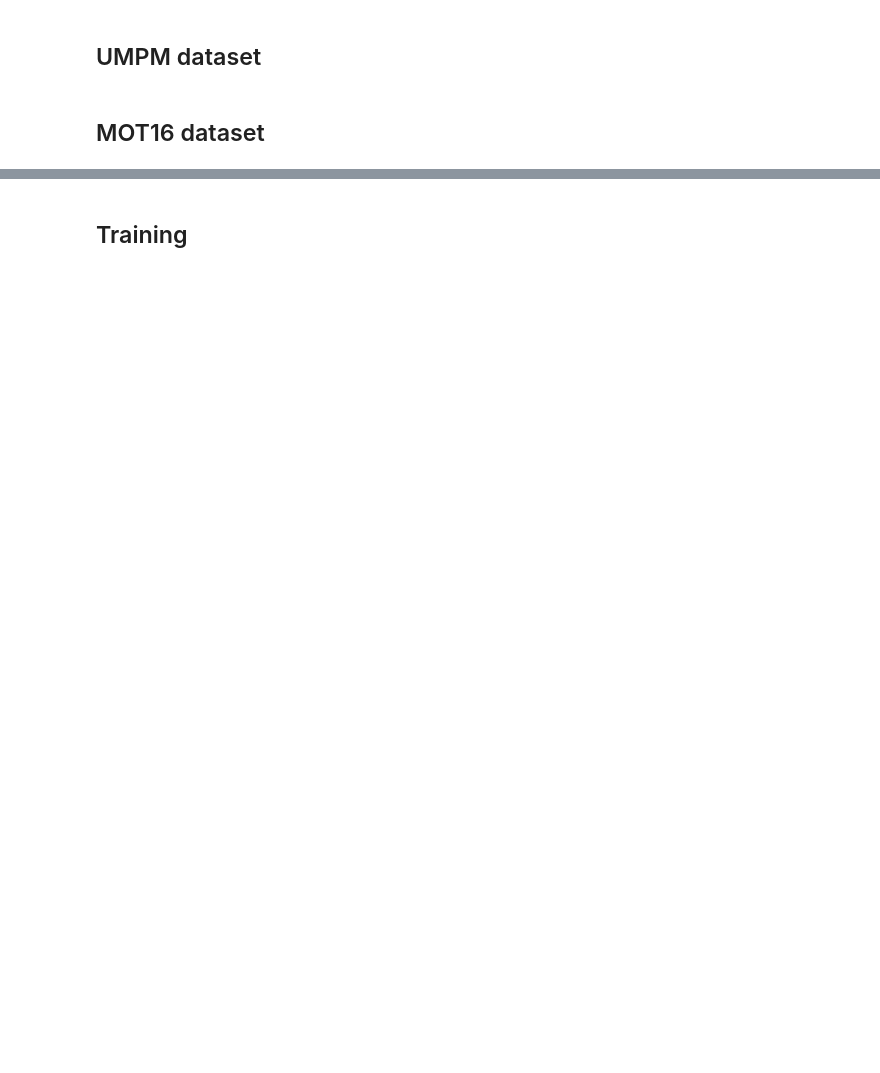
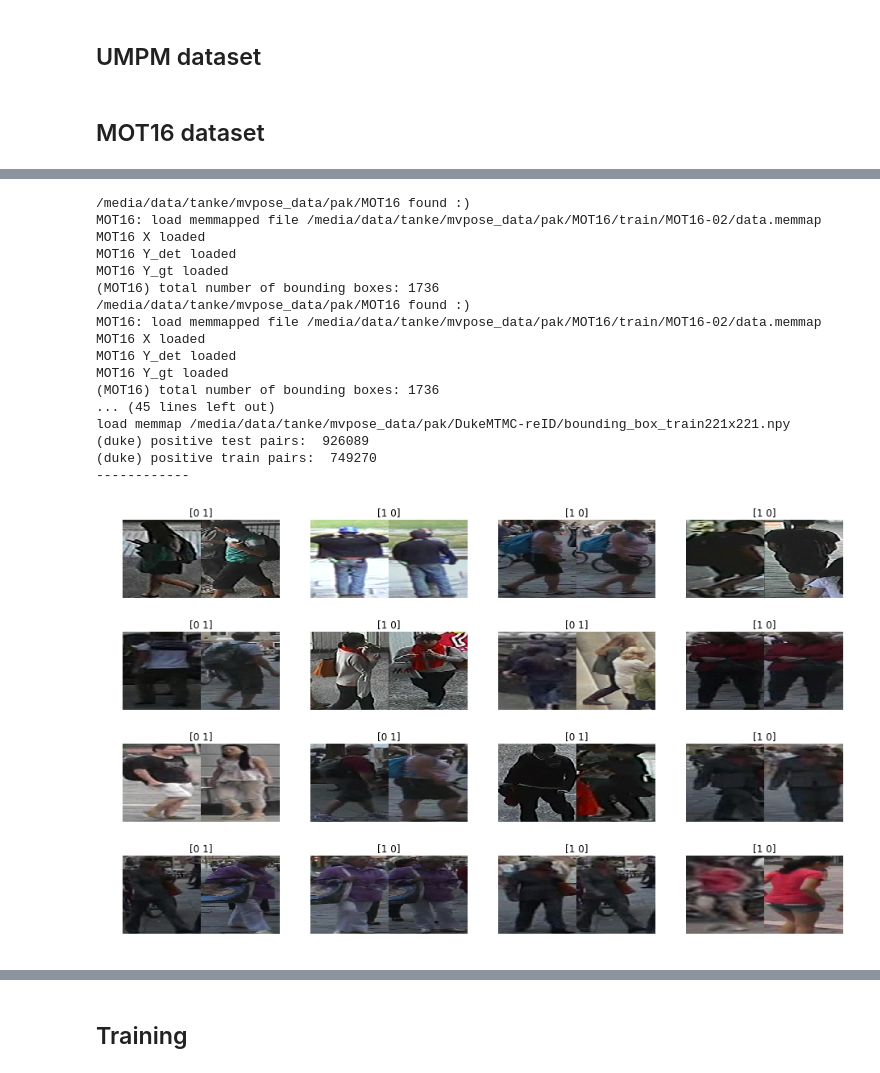
Before and after one commit to jutanke/person_reid, a Jupyter notebook: train.ipynb, the cells around one changed output, grey strips where cells are left out. Cells and saved outputs as stored; diff of their text form; code cells hidden in the pictures; blank space fills up the shorter version.

```diff
--- a/train.ipynb
+++ b/train.ipynb
@@ -96,23 +135,42 @@ plt.show()
 # %%
 from reid.data import Data
 import numpy as np
 root = Settings['data_root']
-user = Settings['UMPM']['username']
-pwd = Settings['UMPM']['password']
+# user = Settings['UMPM']['username']
+# pwd = Settings['UMPM']['password']
 
 
-sampler = Data(root, target_w, target_h, user, pwd)
+sampler = Data(root, target_w, target_h)
 print('------------')
 
 
 x, y = sampler.train()
 
 fig = plt.figure(figsize=(16,20))
 for idx, im in enumerate(x):
     ax = fig.add_subplot(8, 4, idx+1); ax.axis('off')
     Im = np.concatenate([im[:,:,0:3], im[:,:,3:6]], axis=1).astype('uint8')
     ax.imshow(Im)
     ax.set_title(str(y[idx]))
 
 plt.show()
+# %% [output]
+/media/data/tanke/mvpose_data/pak/MOT16 found :)
+MOT16: load memmapped file /media/data/tanke/mvpose_data/pak/MOT16/train/MOT16-02/data.memmap
+MOT16 X loaded
+MOT16 Y_det loaded
+MOT16 Y_gt loaded
+(MOT16) total number of bounding boxes: 1736
+/media/data/tanke/mvpose_data/pak/MOT16 found :)
+MOT16: load memmapped file /media/data/tanke/mvpose_data/pak/MOT16/train/MOT16-02/data.memmap
+MOT16 X loaded
+MOT16 Y_det loaded
+MOT16 Y_gt loaded
+(MOT16) total number of bounding boxes: 1736
+... (45 lines left out)
+load memmap /media/data/tanke/mvpose_data/pak/DukeMTMC-reID/bounding_box_train221x221.npy
+(duke) positive test pairs:  926089
+(duke) positive train pairs:  749270
+------------
+[figure, added]
 # %%
```
Also changed, not shown: parts of 11 cells of this notebook, 4 other files.
